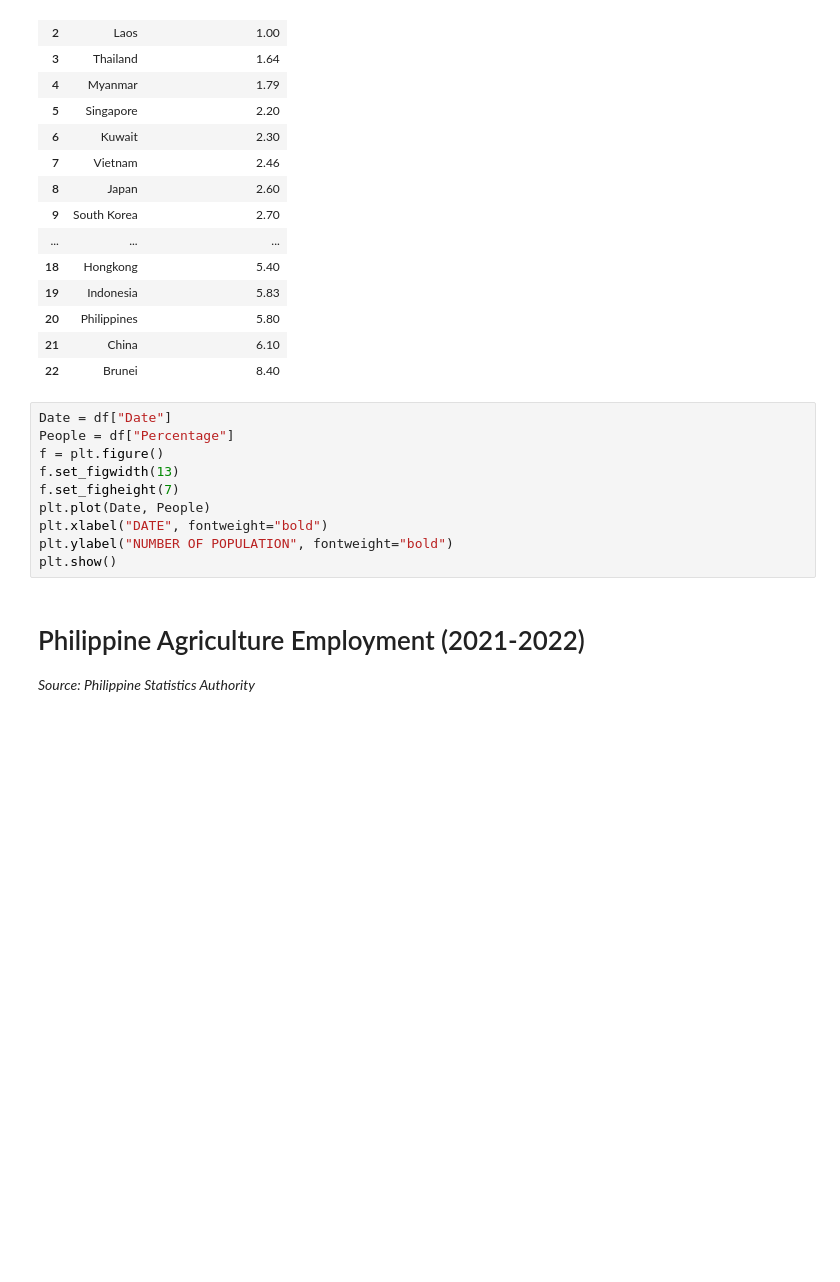
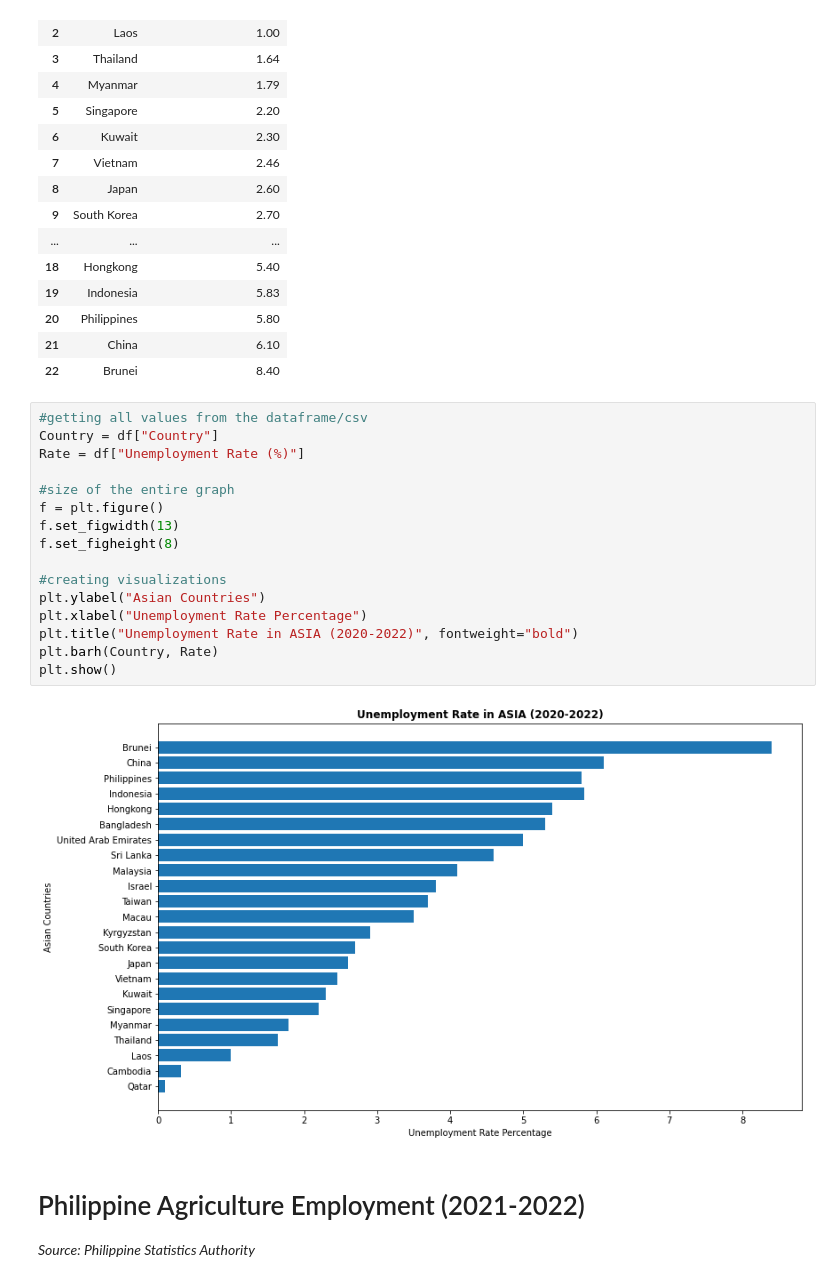
Before and after one commit to kryzlerahne/IT3205_FilipinoDataAlliance, a Jupyter notebook: Codes/The_Future_Pay_Visualizations.ipynb, the cells around one changed output. Cells and saved outputs as stored; diff of their text form; blank space fills up the shorter version.

Commit message:
Add New Visualizations

```diff
--- a/Codes/The_Future_Pay_Visualizations.ipynb
+++ b/Codes/The_Future_Pay_Visualizations.ipynb
@@ -107,16 +107,24 @@ display(df.iloc[0:])
 | 20 | Philippines | 5.80 |
 | 21 | China | 6.10 |
 | 22 | Brunei | 8.40 |
-# %%
-Date = df["Date"]
-People = df["Percentage"]
-f = plt.figure()
-f.set_figwidth(13)
-f.set_figheight(7)
-plt.plot(Date, People)
-plt.xlabel("DATE", fontweight="bold")
-plt.ylabel("NUMBER OF POPULATION", fontweight="bold")
-plt.show()
+# %%
+#getting all values from the dataframe/csv
+Country = df["Country"]
+Rate = df["Unemployment Rate (%)"]
+
+#size of the entire graph
+f = plt.figure()
+f.set_figwidth(13)
+f.set_figheight(8)
+
+#creating visualizations
+plt.ylabel("Asian Countries")
+plt.xlabel("Unemployment Rate Percentage")
+plt.title("Unemployment Rate in ASIA (2020-2022)", fontweight="bold")
+plt.barh(Country, Rate)
+plt.show()
+# %% [output]
+[figure, added]
 # %% [markdown]
 # Philippine Agriculture Employment (2021-2022)
 *Source: Philippine Statistics Authority*
```
